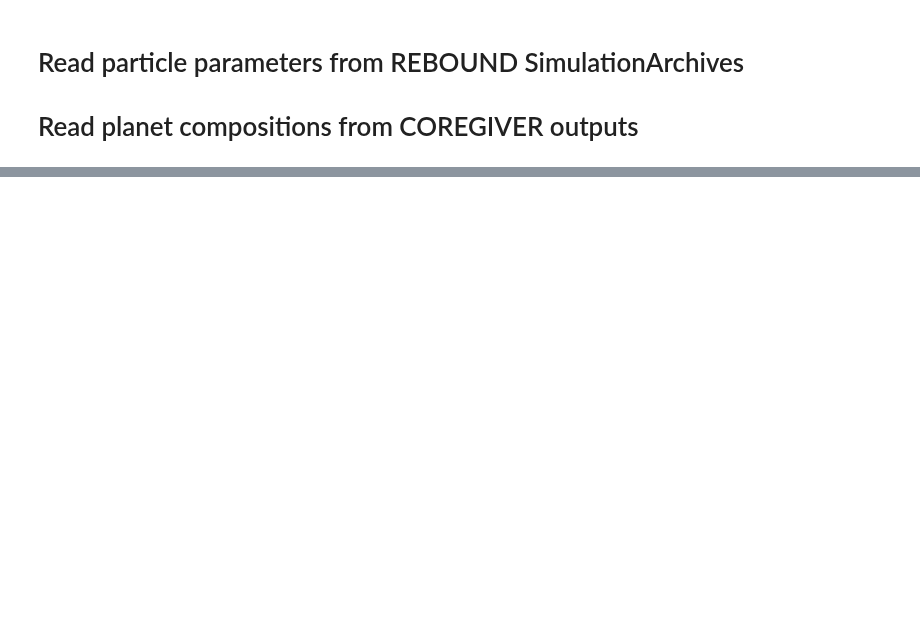
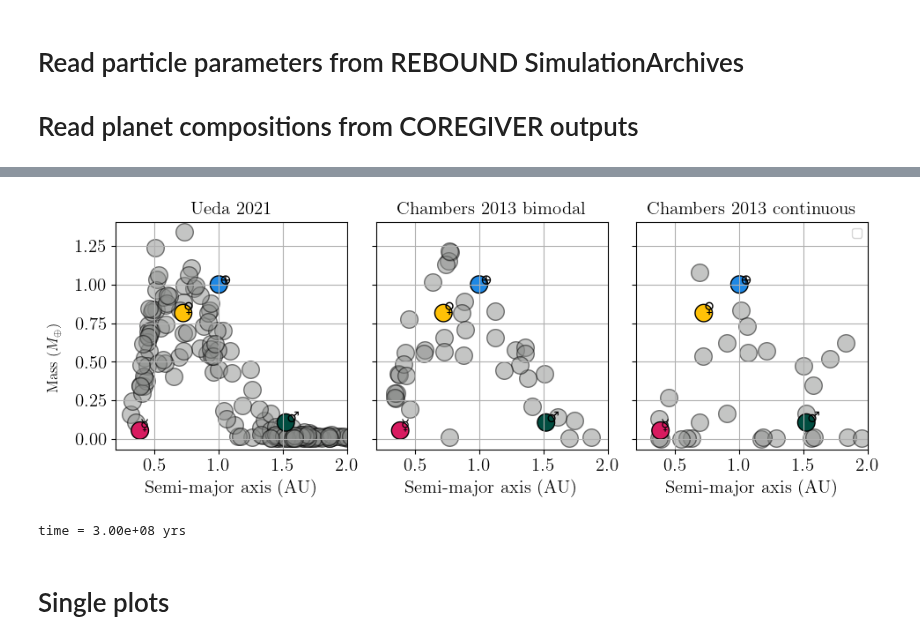
Before and after one commit to haniyehtajer/planet_cookbook, a Jupyter notebook: examples/evolved_planets/all_uniforms.ipynb, the cells around one changed output, grey strips where cells are left out. Saved outputs shown, nothing was run; the diff lists cells and outputs as text; code cells hidden in the pictures; blank space fills up the shorter version.

```diff
--- a/examples/evolved_planets/all_uniforms.ipynb
+++ b/examples/evolved_planets/all_uniforms.ipynb
@@ -419,0 +402,44 @@ plt.show()
+# %%
+fig, axes = plt.subplots(1,3, figsize=(10, 4), sharey=True, sharex=True)
+point_size = 200
+
+for ax, (label, df, color) in zip(axes.flat, datasets):
+    ax.scatter(df['semi'], df['mass'] * sol_to_earth, alpha=0.5, color=color, edgecolors='black', linewidths=1, s = point_size)
+
+    # Add solar system planets
+    ax.scatter(solar_system_df['a'], solar_system_df['m'], color = solar_system_df['color'], edgecolors='black', linewidths=1, s = point_size)
+    ax.annotate('☿', [mercury['a'], mercury['m']], fontsize=12, usetex=False)
+    ax.annotate('♀', [venus['a'], venus['m']], fontsize=12, usetex=False)
+    ax.annotate('⊕', [earth['a'], earth['m']], fontsize=12, usetex=False)
+    ax.annotate('♂', [mars['a'], mars['m']], fontsize=12, usetex=False)
+
+    #ax.plot([0.001, 10], [0.33, 0.33], linestyle='dashed', color='grey', alpha=0.5, label = 'CMF = 0.33')
+
+
+    #ax.set_yscale('log')
+    ax.set_xlabel('Semi-major axis (AU)')
+
+    ax.set_xlim(0.2, 2)
+    ax.grid(True)
+    ax.set_title(label)
+
+
+# Shared axis labels
+ax.legend()
+fig.text(0.04, 0.5, r'Mass ($M_\oplus$)', va='center', rotation='vertical', fontsize=12)
+
+#fig.suptitle('Uniform CMF distributions (0.33)')
+plt.tight_layout(rect=[0.05, 0.05, 1, 1])
+
+plt.savefig("paper_plots/m_a.pdf", dpi=300)  # or .png
+
+plt.show()
+
+print(f"time = {cut_time:.2e} yrs")
+#print("mean max time reached for Ueda v1 = ", np.average(maxtimes_ueda_v1)/1e6, "Myrs")
+#print("mean max time reached for Cham = ", np.average(maxtimes_cham_bench)/1e6, "Myrs")
+# %% [output]
+[figure, added]
+time = 3.00e+08 yrs
+# %% [markdown]
+# Single plots
```
Also changed, not shown: parts of 13 cells of this notebook, 48 other files.
